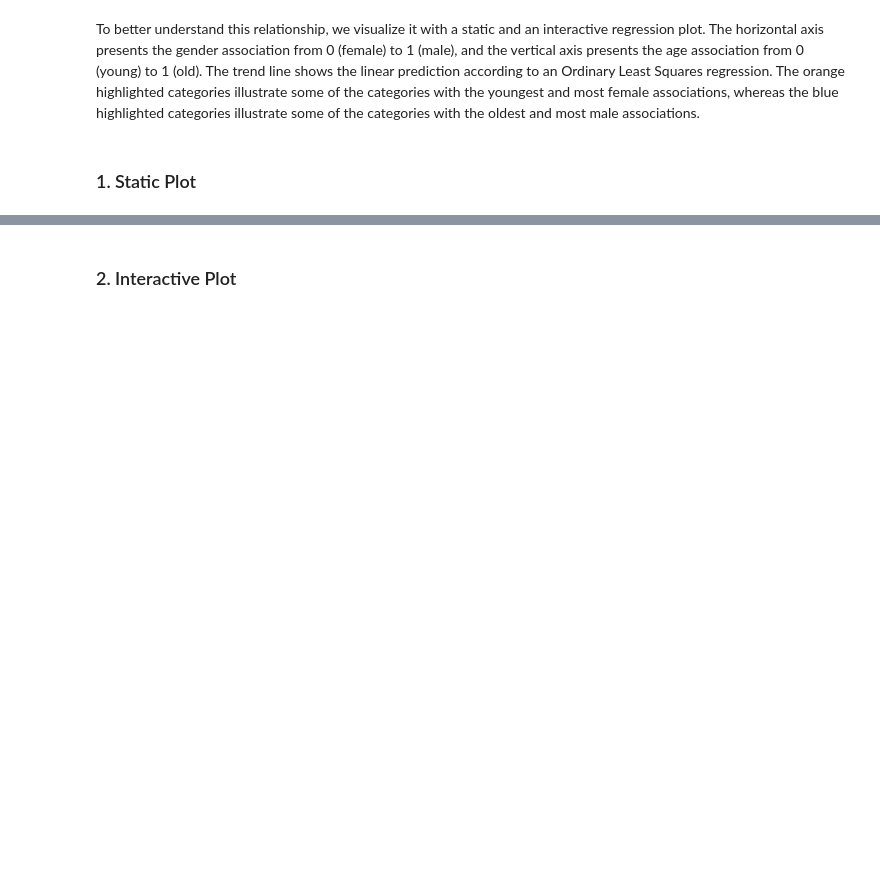
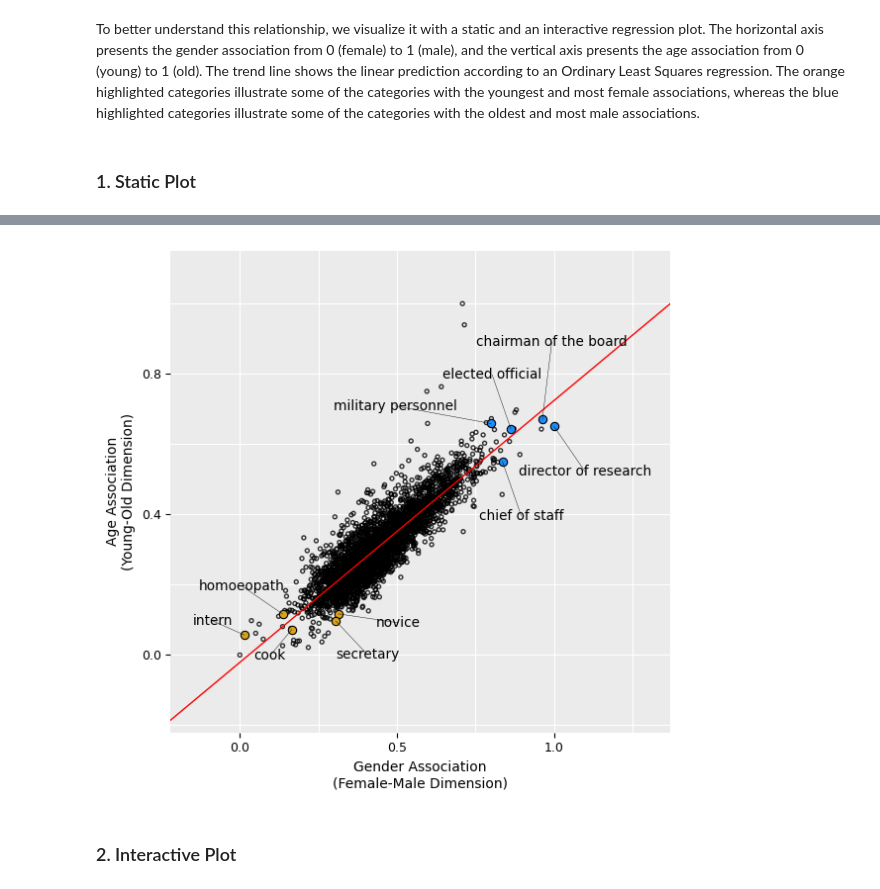
Before and after one commit to romgzn/Data_Analysis_Machine_Learning_Assignments, a Jupyter notebook: second_assignment/age_gender_cor.ipynb, the cells around one changed output, grey strips where cells are left out. Drawn from its saved outputs; the diff is of its cells as text; code cells hidden in the pictures; blank space fills up the shorter version.

```diff
--- a/second_assignment/age_gender_cor.ipynb
+++ b/second_assignment/age_gender_cor.ipynb
@@ -223,3 +225,64 @@ plt.show()
+# %%
+fig, ax = plt.subplots(figsize=(6, 5.75))
+
+ax.scatter(gpt2_df[gpt2_df['perceived_job_type'] == 'normal']['gender_norm_main'],
+           gpt2_df[gpt2_df['perceived_job_type'] == 'normal']['age_norm_main'],
+           facecolors='none', edgecolors='black', s=8, alpha=0.8)
+
+x_range = np.linspace(-0.25, 1.37, 100)
+y_range = age_gender_res.predict(pd.DataFrame({'gender_norm_main': x_range}))
+ax.plot(x_range, y_range, color='red', linewidth=1)
+
+ax.set_facecolor('#ebebeb')
+ax.xaxis.set_major_locator(FixedLocator([0, 0.5, 1.0]))
+ax.yaxis.set_major_locator(FixedLocator([0, 0.4, 0.8]))
+ax.xaxis.set_minor_locator(FixedLocator([0.25, 0.75, 1.25]))
+ax.yaxis.set_minor_locator(FixedLocator([-0.2, 0.2, 0.6, 1.0]))
+ax.tick_params(axis='x', labelsize=9, direction='out', bottom=True)
+ax.tick_params(axis='y', labelsize=9, direction='out', left=True)
+ax.grid(color='white', which='both')
+ax.tick_params(axis='both', which='minor', length=0)
+ax.set_axisbelow(True)
+
+ax.set_xlim(-0.22, 1.37)
+ax.set_ylim(-0.22, 1.15)
+ax.set_xlabel('Gender Association\n(Female-Male Dimension)', fontsize=10)
+ax.set_ylabel('Age Association\n(Young-Old Dimension)', fontsize=10)
+
+colors = {'masculine': '#1d8dfa', 'feminine': '#d6a21f'}
+
+offsets_data = {
+    'chairman of the board': (0.03,  0.221),
+    'elected official': (-0.06,  0.155),
+    'military personnel': (-0.305,  0.05),
+    'director of research': (0.1, -0.13),
+    'chief of staff': (0.06, -0.155),
+    'homoeopath': (-0.13,  0.08),
+    'intern': (-0.10,  0.040),
+    'novice': ( 0.19, -0.025),
+    'cook': (-0.07, -0.075),
+    'secretary': ( 0.1, -0.095),
+}
+
+for job_type, color in colors.items():
+    subset = gpt2_df[gpt2_df['perceived_job_type'] == job_type]
+    ax.scatter(subset['gender_norm_main'], subset['age_norm_main'],
+               color=color, linewidth=0.8, edgecolors='black')
+    for _, row in subset.iterrows():
+        dx, dy = offsets_data[row['social_category']]
+        x0, y0 = row['gender_norm_main'], row['age_norm_main']
+        x1, y1 = x0 + dx, y0 + dy
+        ax.plot([x0, x1], [y0, y1], color='black', lw=0.3)
+        ax.text(x1, y1, row['social_category'], fontsize=9.8,
+                va='center', ha='center')
+
+for spine in ax.spines.values():
+    spine.set_visible(False)
+
+plt.tight_layout()
+plt.show()
+# %% [output]
+[figure, added]
 # %% [markdown]
 ### 2. Interactive Plot
 # %%
```
Also changed, not shown: parts of 3 cells of this notebook.
